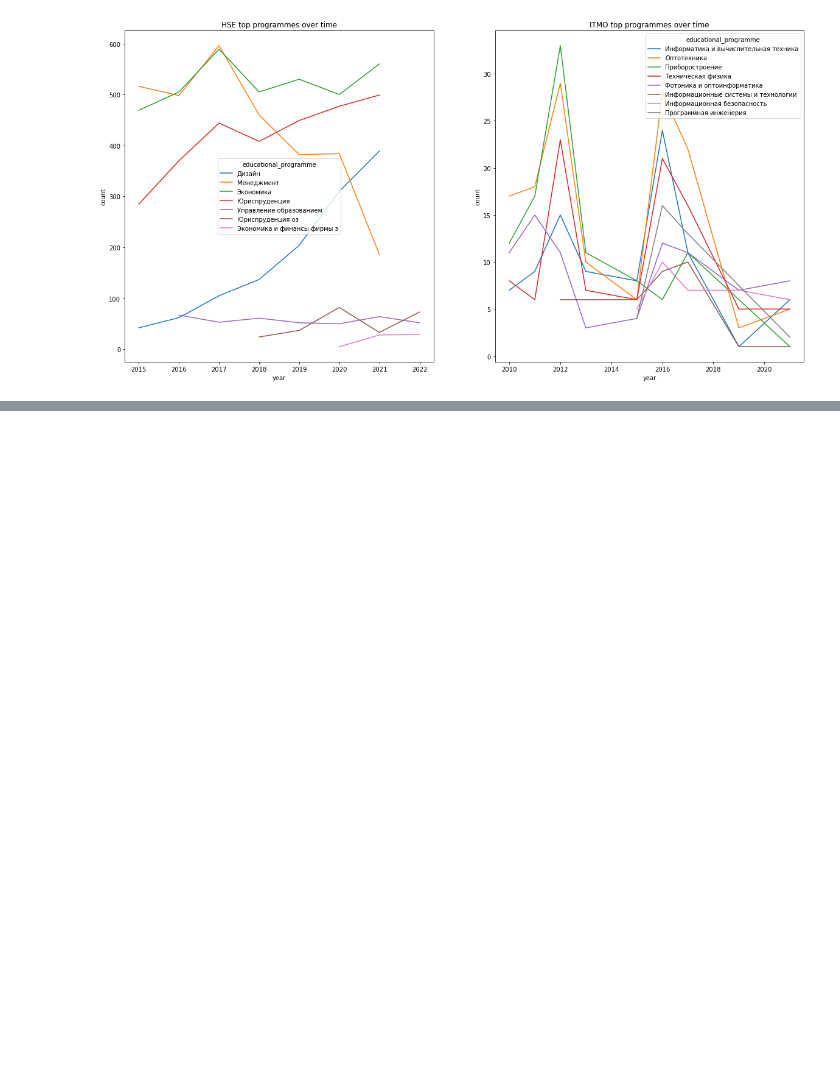
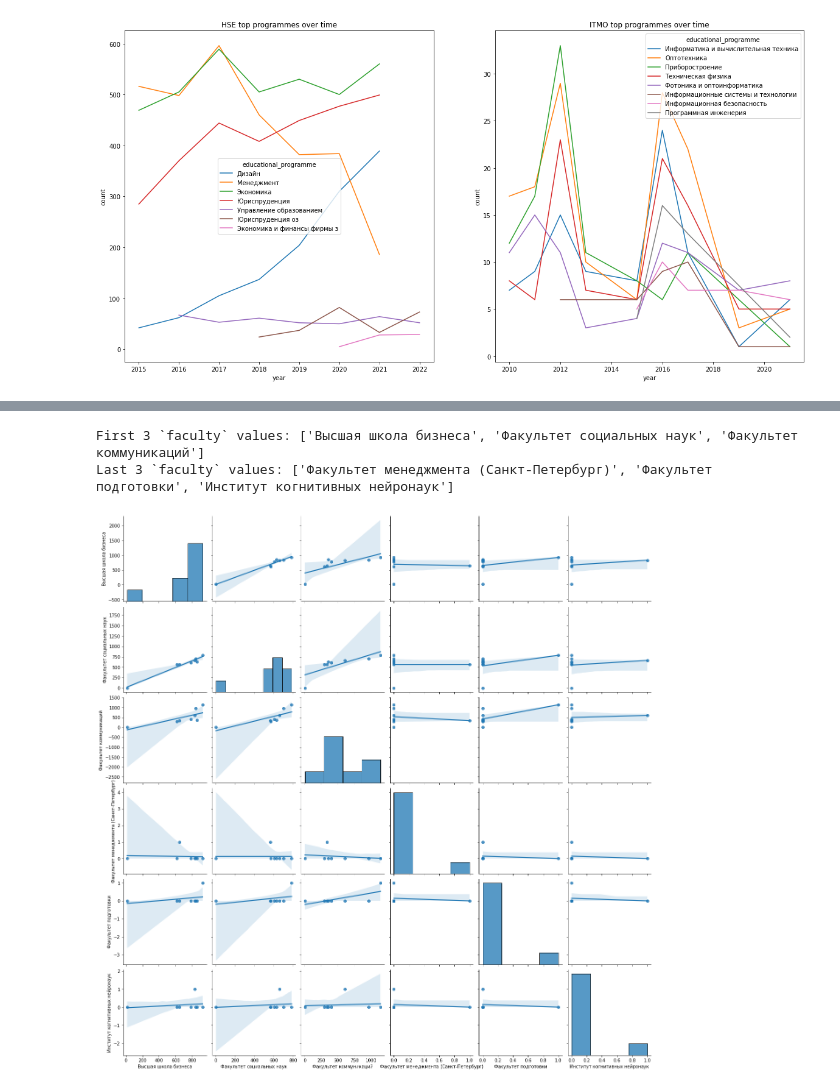
Before and after one commit to evjeny/diplomas_exploratory_analysis, a Jupyter notebook: analysis.ipynb, the cells around one changed output, grey strips where cells are left out. Saved outputs shown, nothing was run; the diff lists cells and outputs as text; code cells hidden in the pictures; blank space fills up the shorter version.

```diff
--- a/analysis.ipynb
+++ b/analysis.ipynb
@@ -275,0 +300,6 @@ plot_programmes_correlation_over_time(transformed_itmo_df)
+# %%
+plot_column_correlation_over_time(transformed_hse_df, column="faculty")
+# %% [output]
+First 3 `faculty` values: ['Высшая школа бизнеса', 'Факультет социальных наук', 'Факультет коммуникаций']
+Last 3 `faculty` values: ['Факультет менеджмента (Санкт-Петербург)', 'Факультет подготовки', 'Институт когнитивных нейронаук']
+[figure, added]
```
Also changed, not shown: parts of 20 cells of this notebook.
